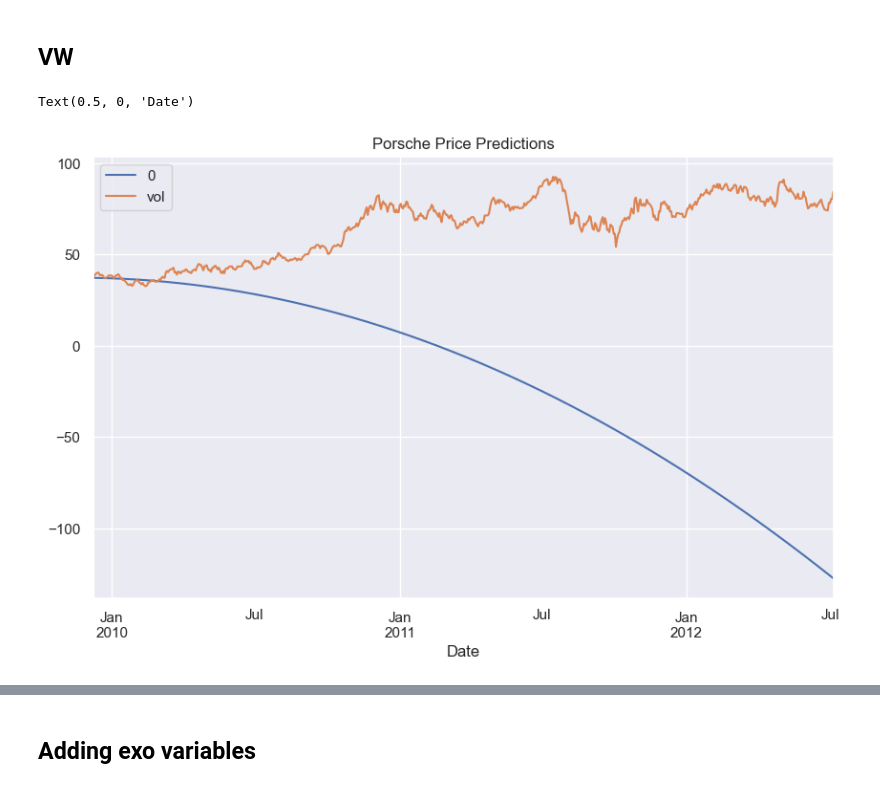
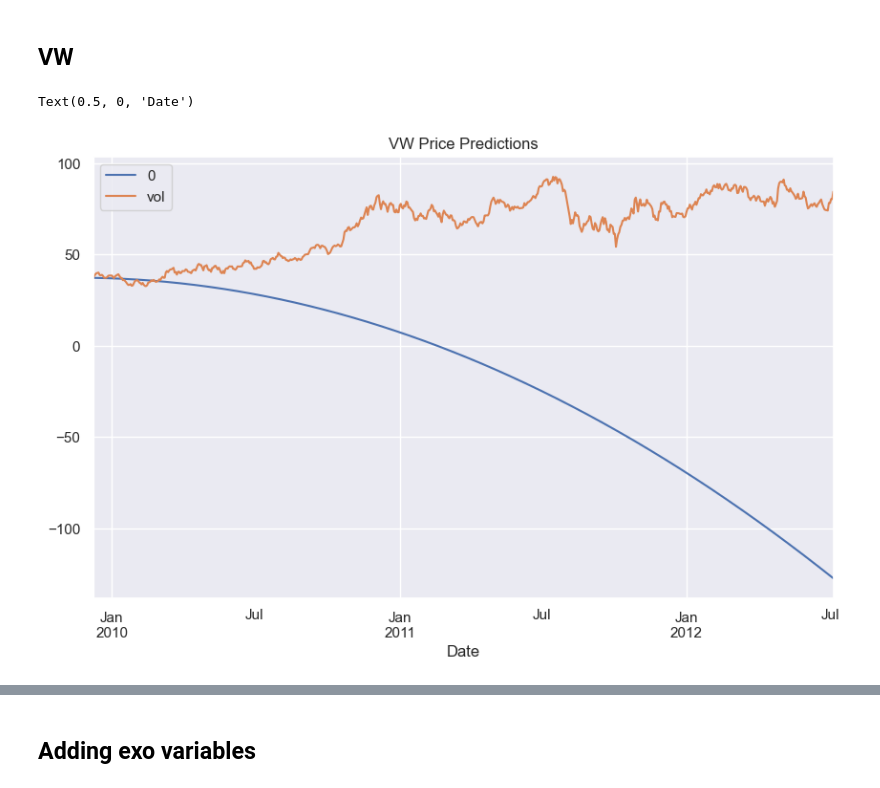
Before and after one commit to niranjan-kamal/time_series_models, a Jupyter notebook: VW_buyout_of_Porche_case_study.ipynb, the cells around one changed output, grey strips where cells are left out. Saved outputs shown, nothing was run; the diff lists cells and outputs as text; code cells hidden in the pictures.

```diff
--- a/VW_buyout_of_Porche_case_study.ipynb
+++ b/VW_buyout_of_Porche_case_study.ipynb
@@ -437,15 +453,15 @@ Warnings:
 # %%
 model_auto_pred_pr = auto_arima(df.vol[start_date:announcement_1], m=5, max_p=5, max_q=5, max_P=5, max_Q=5, trend='ct')
 
 df_auto_pred_pr = pd.DataFrame(model_auto_pred_pr.predict(n_periods=len(df[announcement_1:announcement_2])),
                                index=df[announcement_1:announcement_2].index)
 
 # plot
-df_auto_pred_pr[announcement_1:announcement_2].plot(figsize=(10, 6), title='Porsche Price Predictions', legend=True)
-df.vol[announcement_1:announcement_2].plot(figsize=(10, 6), title='Porsche Price Predictions', legend=True)
-plt.title('Porsche Price Predictions')
+df_auto_pred_pr[announcement_1:announcement_2].plot(figsize=(10, 6), title='VW Price Predictions', legend=True)
+df.vol[announcement_1:announcement_2].plot(figsize=(10, 6), title='VW Price Predictions', legend=True)
+plt.title('VW Price Predictions')
 plt.xlabel('Date')
 # %% [output]
 Text(0.5, 0, 'Date')
-[figure, old version]
+[figure, new version]
 # %% [markdown]
```
Also changed, not shown: parts of 36 cells of this notebook.
